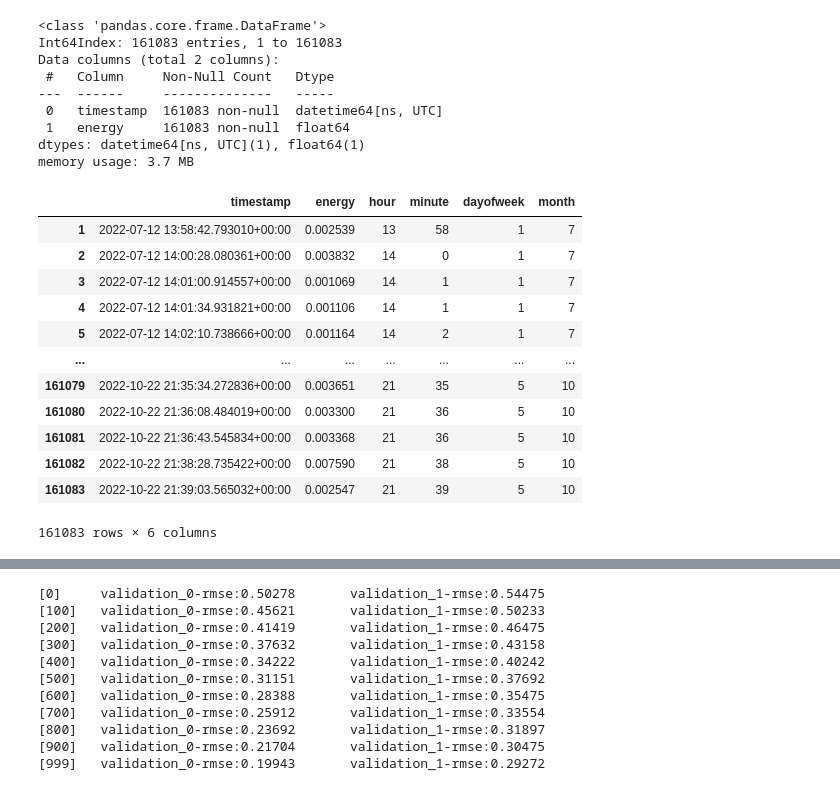
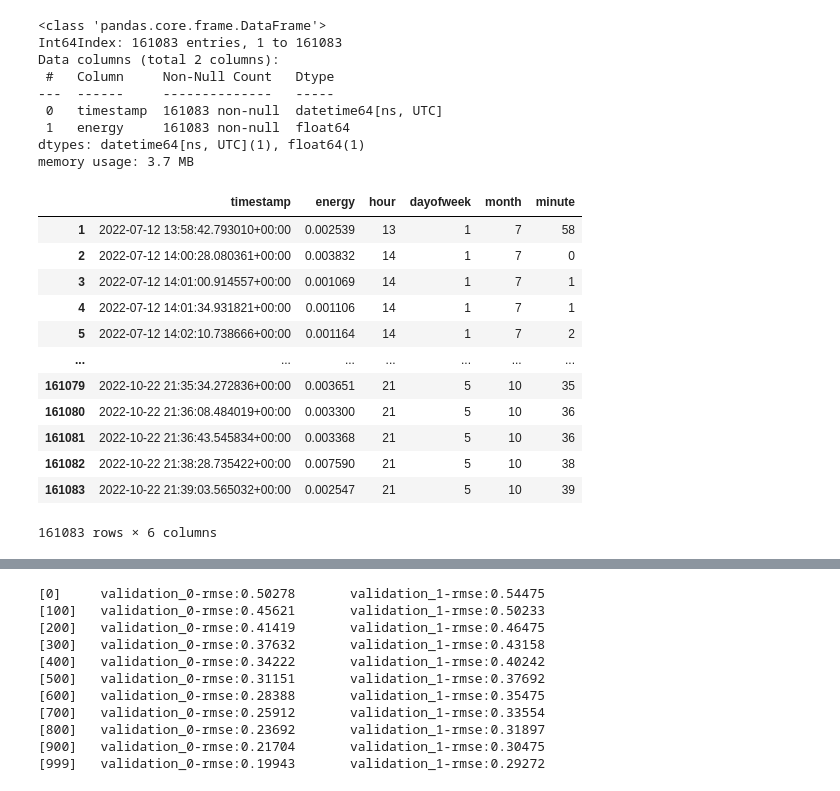
Before and after one commit to Oluwajuwon-O/project_notebooks, a Jupyter notebook: Forecasting with Xgboost.ipynb, the cells around one changed output, grey strips where cells are left out. Drawn from its saved outputs; the diff is of its cells as text; code cells hidden in the pictures.

```diff
--- a/Forecasting with Xgboost.ipynb
+++ b/Forecasting with Xgboost.ipynb
@@ -87,19 +87,18 @@ def create_features(df):
 
     return df
 # %%
-df_energy = create_features(df_energy)
-df_energy
+create_features(df_energy)
 # %% [output]
-|  | timestamp | energy | hour | minute | dayofweek | month |
-| 1 | 2022-07-12 13:58:42.793010+00:00 | 0.002539 | 13 | 58 | 1 | 7 |
-| 2 | 2022-07-12 14:00:28.080361+00:00 | 0.003832 | 14 | 0 | 1 | 7 |
-| 3 | 2022-07-12 14:01:00.914557+00:00 | 0.001069 | 14 | 1 | 1 | 7 |
-| 4 | 2022-07-12 14:01:34.931821+00:00 | 0.001106 | 14 | 1 | 1 | 7 |
-| 5 | 2022-07-12 14:02:10.738666+00:00 | 0.001164 | 14 | 2 | 1 | 7 |
+|  | timestamp | energy | hour | dayofweek | month | minute |
+| 1 | 2022-07-12 13:58:42.793010+00:00 | 0.002539 | 13 | 1 | 7 | 58 |
+| 2 | 2022-07-12 14:00:28.080361+00:00 | 0.003832 | 14 | 1 | 7 | 0 |
+| 3 | 2022-07-12 14:01:00.914557+00:00 | 0.001069 | 14 | 1 | 7 | 1 |
+| 4 | 2022-07-12 14:01:34.931821+00:00 | 0.001106 | 14 | 1 | 7 | 1 |
+| 5 | 2022-07-12 14:02:10.738666+00:00 | 0.001164 | 14 | 1 | 7 | 2 |
 | ... | ... | ... | ... | ... | ... | ... |
-| 161079 | 2022-10-22 21:35:34.272836+00:00 | 0.003651 | 21 | 35 | 5 | 10 |
-| 161080 | 2022-10-22 21:36:08.484019+00:00 | 0.003300 | 21 | 36 | 5 | 10 |
-| 161081 | 2022-10-22 21:36:43.545834+00:00 | 0.003368 | 21 | 36 | 5 | 10 |
-| 161082 | 2022-10-22 21:38:28.735422+00:00 | 0.007590 | 21 | 38 | 5 | 10 |
-| 161083 | 2022-10-22 21:39:03.565032+00:00 | 0.002547 | 21 | 39 | 5 | 10 |
+| 161079 | 2022-10-22 21:35:34.272836+00:00 | 0.003651 | 21 | 5 | 10 | 35 |
+| 161080 | 2022-10-22 21:36:08.484019+00:00 | 0.003300 | 21 | 5 | 10 | 36 |
+| 161081 | 2022-10-22 21:36:43.545834+00:00 | 0.003368 | 21 | 5 | 10 | 36 |
+| 161082 | 2022-10-22 21:38:28.735422+00:00 | 0.007590 | 21 | 5 | 10 | 38 |
+| 161083 | 2022-10-22 21:39:03.565032+00:00 | 0.002547 | 21 | 5 | 10 | 39 |
 161083 rows × 6 columns
```
Also changed, not shown: parts of 11 cells of this notebook.
